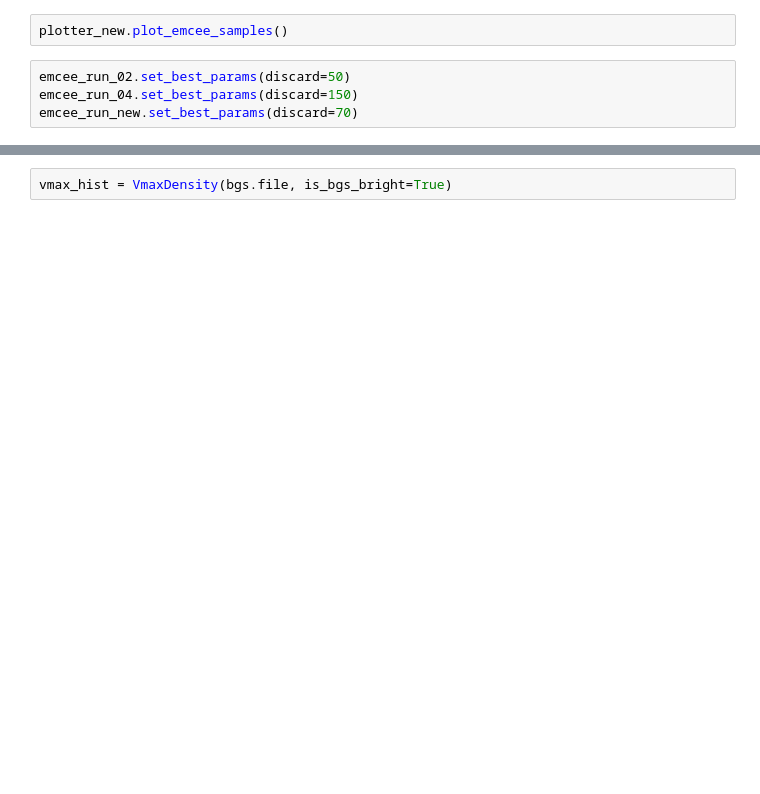
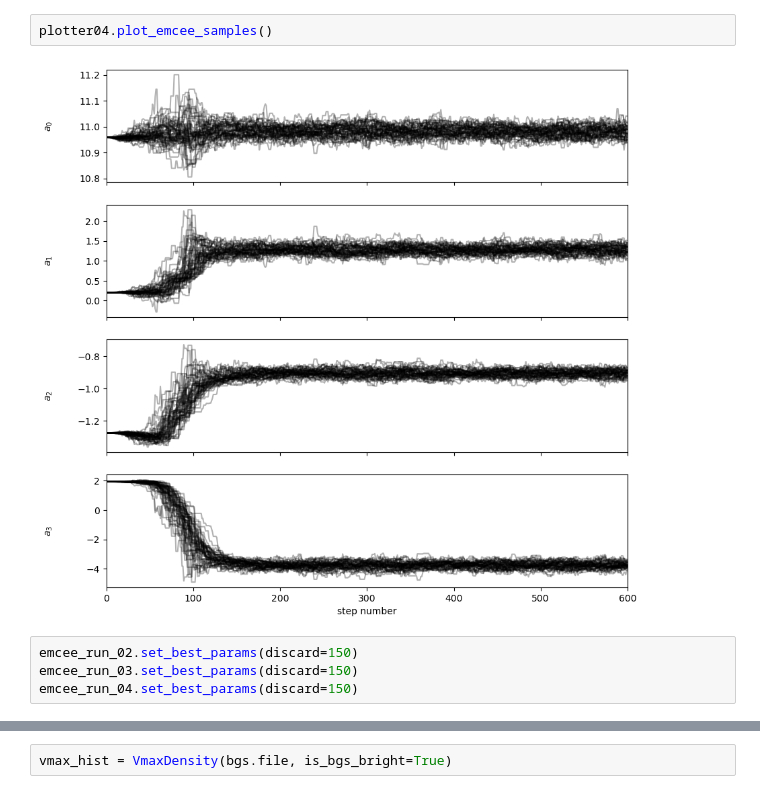
Before and after one commit to fedehope/zSMF, a Jupyter notebook: nb/emcee_check.ipynb, the cells around one changed output, grey strips where cells are left out. Saved outputs shown, nothing was run; the diff lists cells and outputs as text; blank space fills up the shorter version.

```diff
--- a/nb/emcee_check.ipynb
+++ b/nb/emcee_check.ipynb
@@ -44,7 +38,9 @@ plotter04.plot_emcee_samples()
 # %%
-plotter_new.plot_emcee_samples()
+plotter04.plot_emcee_samples()
+# %% [output]
+[figure, added]
 # %%
-emcee_run_02.set_best_params(discard=50)
+emcee_run_02.set_best_params(discard=150)
+emcee_run_03.set_best_params(discard=150)
 emcee_run_04.set_best_params(discard=150)
-emcee_run_new.set_best_params(discard=70)
 # %%
```
Also changed, not shown: parts of 13 cells of this notebook, 3 other files.
